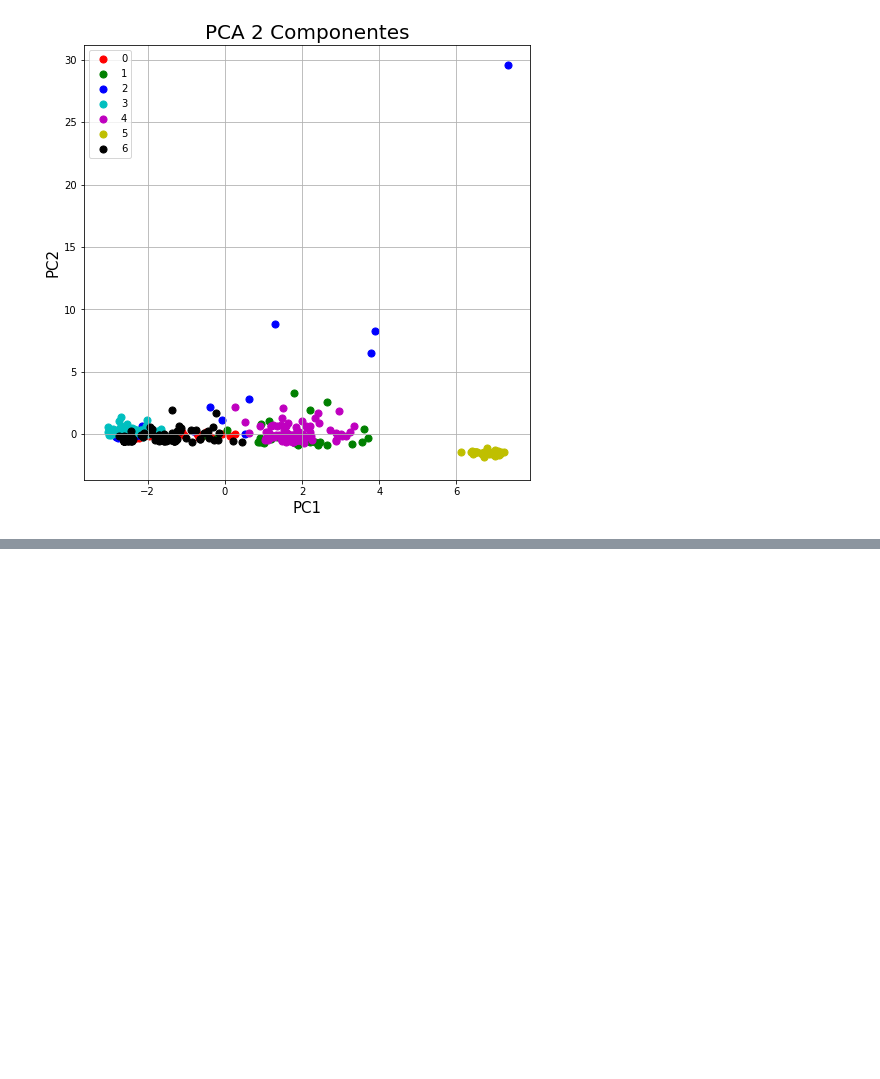
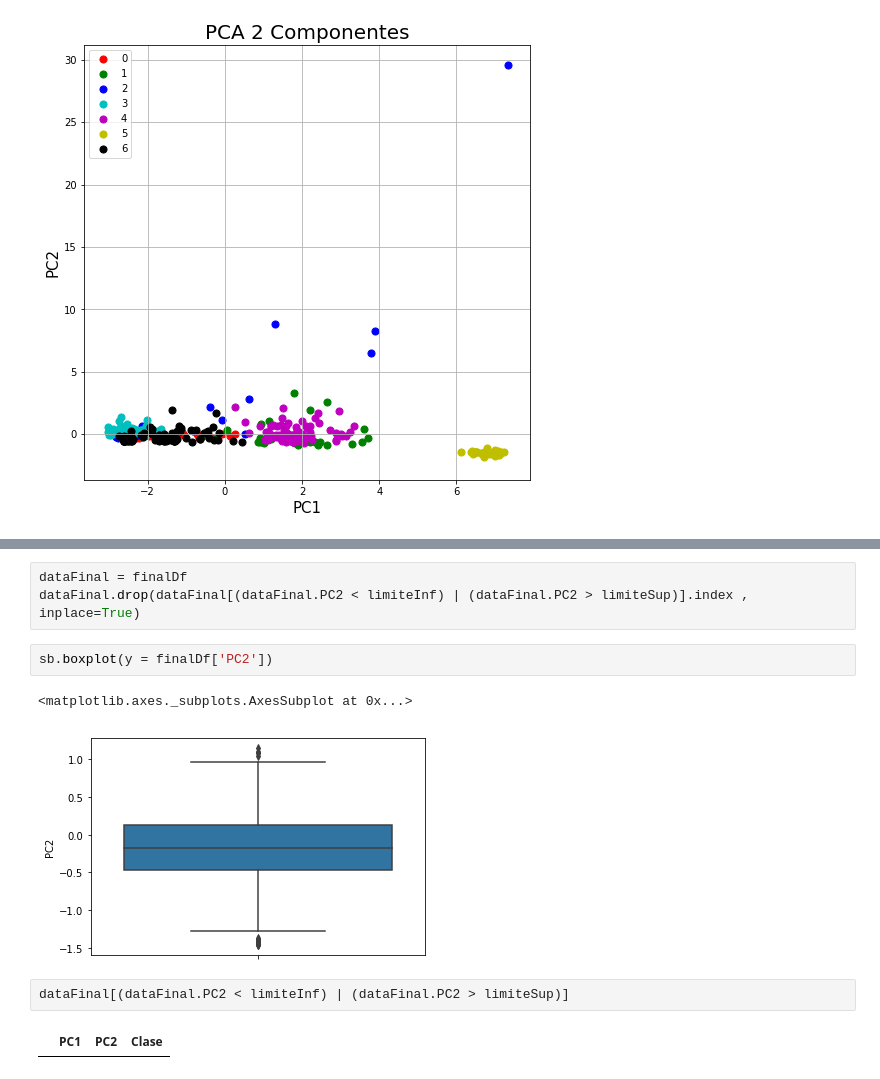
Before and after one commit to MrDanielG/Ensemble-Classifier, a Jupyter notebook: Proyecto Minería PCA.ipynb, the cells around one changed output, grey strips where cells are left out. Saved outputs shown, nothing was run; the diff lists cells and outputs as text; blank space fills up the shorter version.

```diff
--- a/Proyecto Minería PCA.ipynb
+++ b/Proyecto Minería PCA.ipynb
@@ -128,0 +193,12 @@ ax.grid()
+# %%
+dataFinal = finalDf
+dataFinal.drop(dataFinal[(dataFinal.PC2 < limiteInf) | (dataFinal.PC2 > limiteSup)].index , inplace=True)
+# %%
+sb.boxplot(y = finalDf['PC2'])
+# %% [output]
+<matplotlib.axes._subplots.AxesSubplot at 0x...>
+[figure, added]
+# %%
+dataFinal[(dataFinal.PC2 < limiteInf) | (dataFinal.PC2 > limiteSup)]
+# %% [output]
+|  | PC1 | PC2 | Clase |
```
Also changed, not shown: parts of 19 cells of this notebook.
